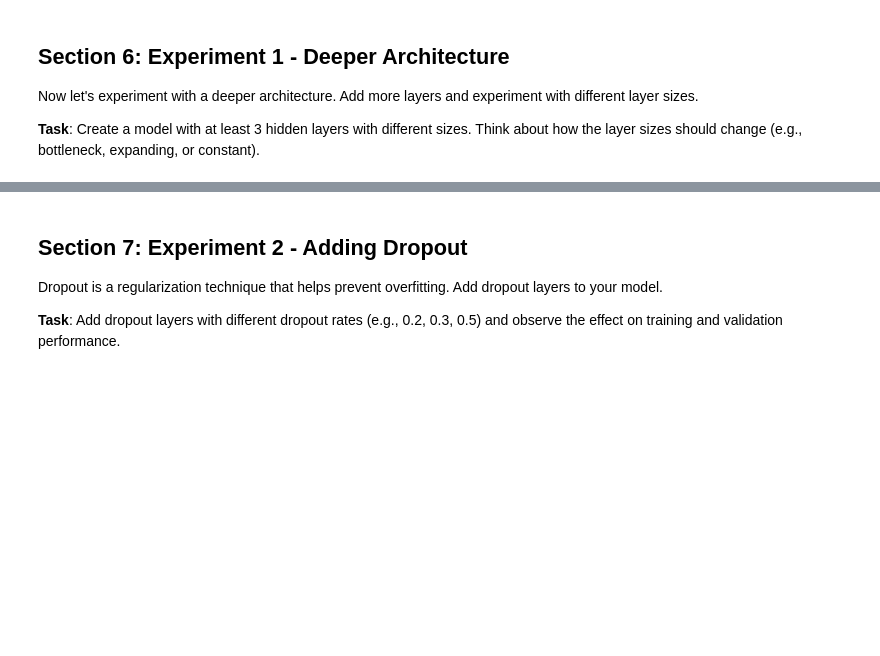
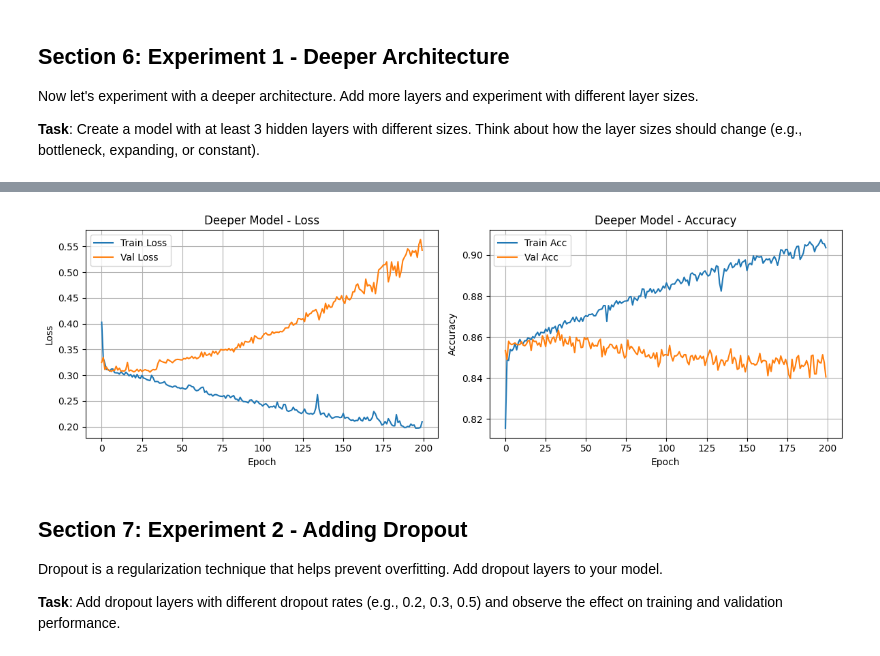
Before and after one commit to ErwanR123/School, a Jupyter notebook: M3E2.ipynb, the cells around one changed output, grey strips where cells are left out. Cells and saved outputs as stored; diff of their text form; code cells hidden in the pictures; blank space fills up the shorter version.

```diff
--- a/M3E2.ipynb
+++ b/M3E2.ipynb
@@ -339,7 +339,7 @@ class DeeperModel(nn.Module):
         # TODO: Design a deeper architecture with at least 3 hidden layers
         # Consider layer sizes like: 128 -> 64 -> 32 (bottleneck)
         # or 64 -> 128 -> 64 (expanding) or 100 -> 100 -> 100 (constant)
-        self.fc1 = nn.Linear(64,128)  # TODO: Replace with nn.Linear(...)
+        self.fc1 = nn.Linear(total_input_dim,128)  # TODO: Replace with nn.Linear(...)
         self.fc2 = nn.Linear(128,64)  # TODO: Add more layers
         self.fc3 = nn.Linear(64,32) # TODO: Add more layers
         self.fc_out =nn.Linear(32,1) # TODO: Output layer
@@ -370,11 +370,12 @@ class DeeperModel(nn.Module):
         return x.squeeze()
 
 # TODO: Initialize and train your deeper model
-deeper_model = None  # TODO: Create model instance
-
+deeper_model = DeeperModel(num_features=len(numerical_features),cat_dims=cat_dims, emb_dim=4).to(device)# TODO: Create model instance
 # TODO: Train the model
 # deeper_history = train_model(deeper_model, train_loader, val_loader, epochs=30)
-
+deeper_history=train_model(deeper_model,train_loader, val_loader,epochs=200)
 # TODO: Evaluate on test set and compare with baseline
 # test_loss, test_acc = evaluate(deeper_model, test_loader, criterion, device)
+test_loss, test_acc = evaluate(deeper_model, test_loader, criterion, device)
 # print(f"Deeper Model Test Performance - Loss: {test_loss:.4f}, Accuracy: {test_acc:.4f}")
+print(f"Deeper Model Test Performance - Loss: {test_loss:.4f}, Accuracy: {test_acc:.4f}")
@@ -381,3 +400,8 @@ deeper_model = None  # TODO: Create model instance
+# %%
+# Plot training history
+plot_training_history(deeper_history, "Deeper Model")
+# %% [output]
+[figure, added]
 # %% [markdown]
 ## Section 7: Experiment 2 - Adding Dropout
 
```
Also changed, not shown: parts of 5 cells of this notebook.
